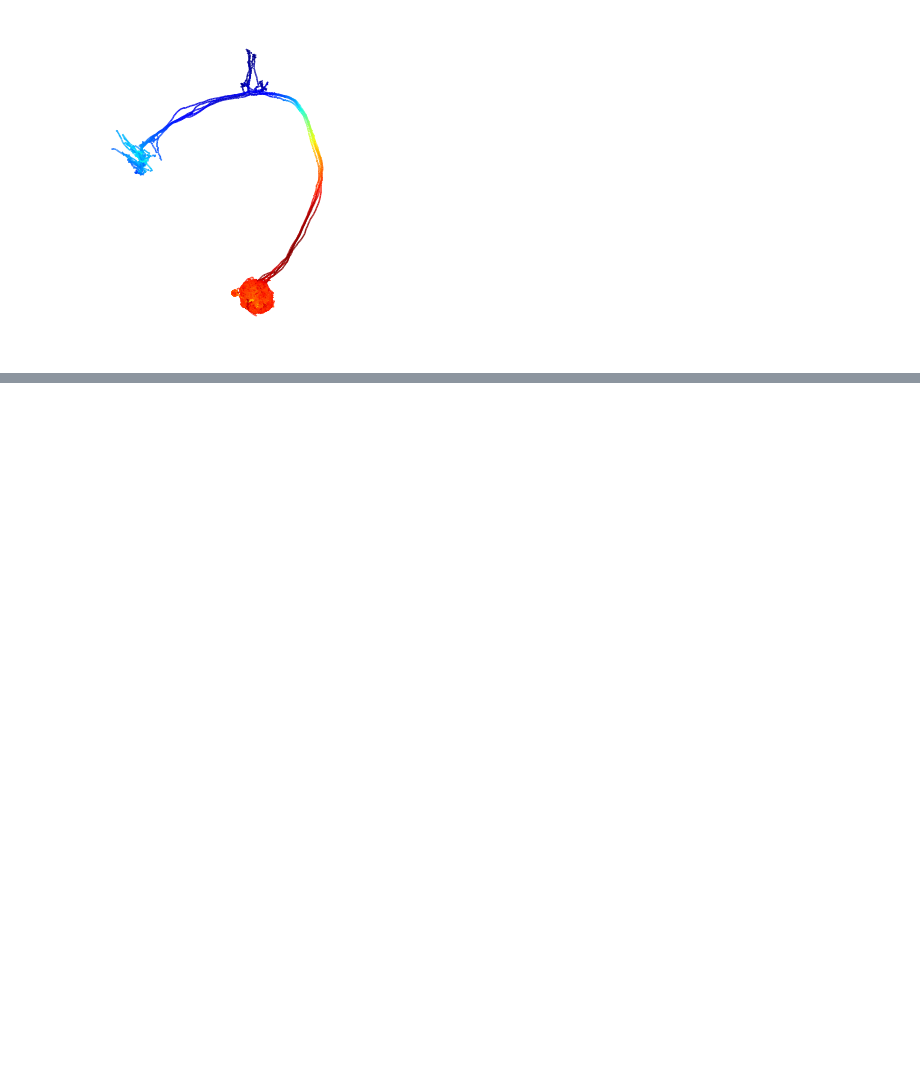
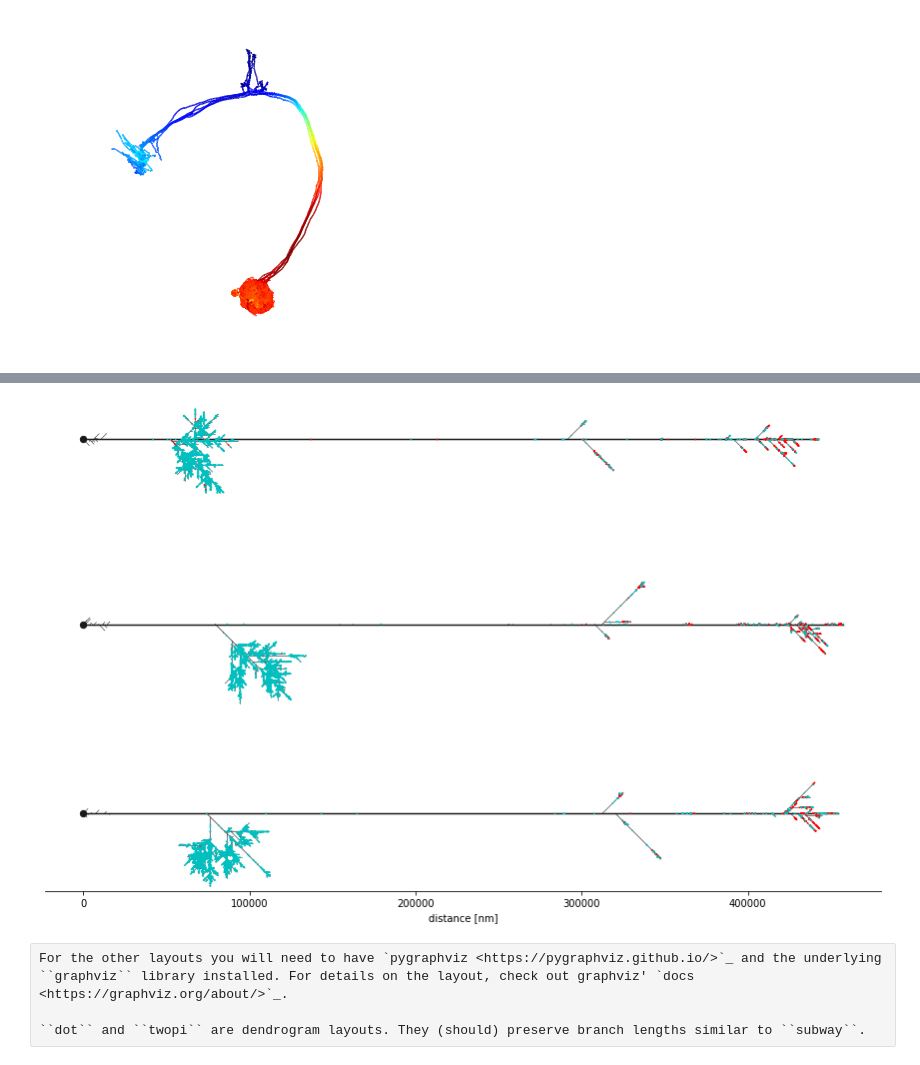
Before and after one commit to navis-org/navis, a Jupyter notebook: docs/source/tutorials/plotting.ipynb, the cells around one changed output, grey strips where cells are left out. Saved outputs shown, nothing was run; the diff lists cells and outputs as text; code cells hidden in the pictures; blank space fills up the shorter version.

```diff
--- a/docs/source/tutorials/plotting.ipynb
+++ b/docs/source/tutorials/plotting.ipynb
@@ -351,0 +384,30 @@ plt.show()
+# %%
+# Convert example neurons from voxels to nanometers
+nl_nm = nl.convert_units('nm')
+
+# Reroot to soma
+nl_nm[nl_nm.soma != None].reroot(nl_nm[nl_nm.soma != None].soma, inplace=True)
+
+# Generate one axis for each neuron
+fig, axes = plt.subplots(3, 1, figsize=(15, 10), sharex=True)
+
+navis.plot_flat(nl_nm[0], layout='subway', plot_connectors=True, ax=axes[0])
+navis.plot_flat(nl_nm[1], layout='subway', plot_connectors=True, ax=axes[1])
+navis.plot_flat(nl_nm[3], layout='subway', plot_connectors=True, ax=axes[2])
+
+# Clean up the axes
+for ax in axes[:-1]:
+    ax.set_axis_off()
+
+for sp in ['left', 'right', 'top']:
+    axes[-1].spines[sp].set_visible(False)
+axes[-1].set_yticks([])
+
+_ = axes[-1].set_xlabel('distance [nm]')
+plt.show()
+# %% [output]
+[figure, added]
+# %% [raw]
+For the other layouts you will need to have `pygraphviz <https://pygraphviz.github.io/>`_ and the underlying ``graphviz`` library installed. For details on the layout, check out graphviz' `docs <https://graphviz.org/about/>`_.
+
+``dot`` and ``twopi`` are dendrogram layouts. They (should) preserve branch lengths similar to ``subway``.
```
Also changed, not shown: parts of 19 cells of this notebook, 5 other files.
